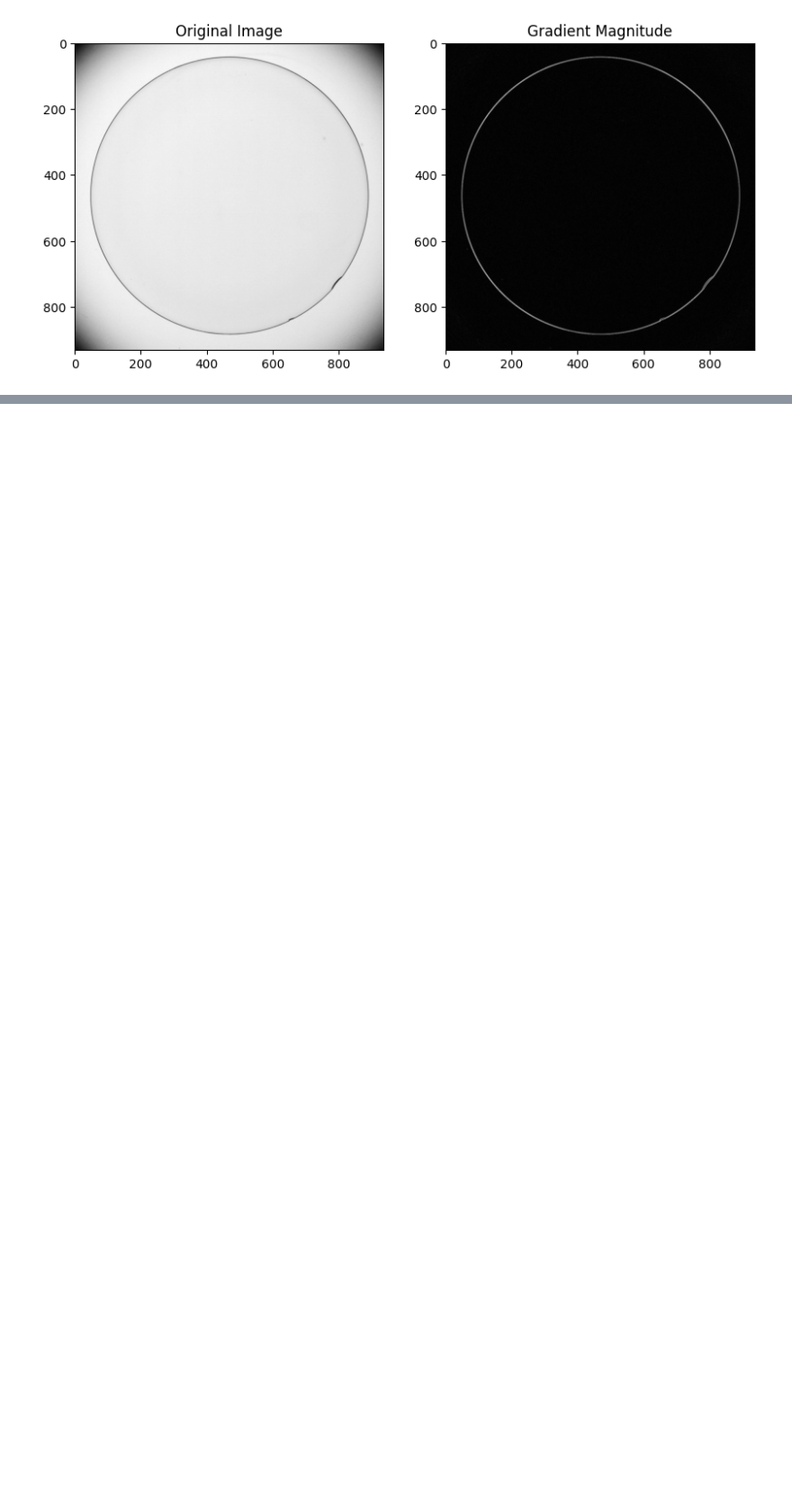
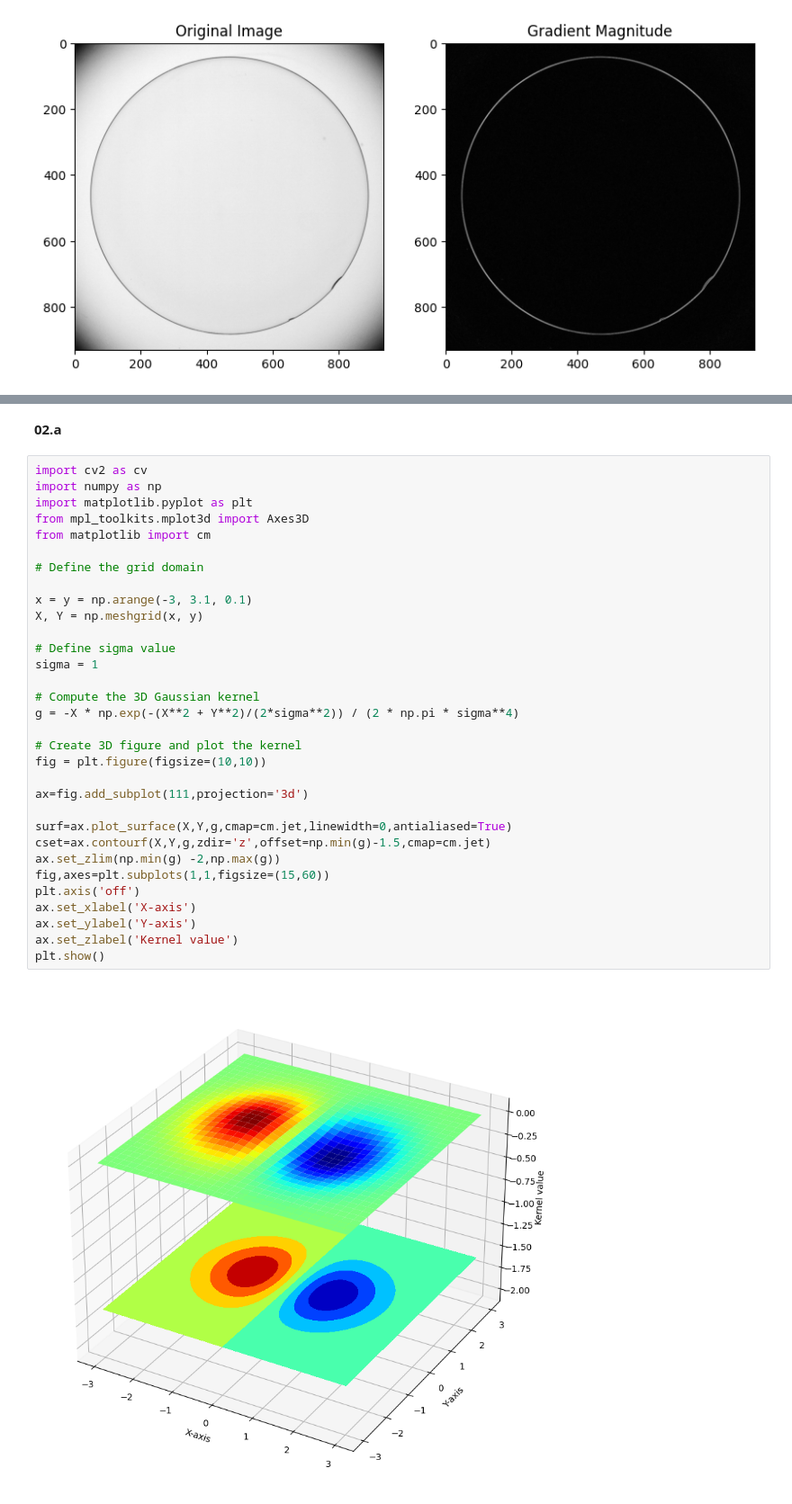
Before and after one commit to demithaR/ASSIGN-2, a Jupyter notebook: D-ENG-21-0046-ET _a02.ipynb, the cells around one changed output, grey strips where cells are left out. Shown at 90% size. Drawn from its saved outputs; the diff is of its cells as text; blank space fills up the shorter version.

```diff
--- a/D-ENG-21-0046-ET _a02.ipynb
+++ b/D-ENG-21-0046-ET _a02.ipynb
@@ -83,0 +135,36 @@ plt.show()
+# %% [markdown]
+**02.a**
+# %%
+import cv2 as cv
+import numpy as np
+import matplotlib.pyplot as plt
+from mpl_toolkits.mplot3d import Axes3D
+from matplotlib import cm
+
+# Define the grid domain
+
+x = y = np.arange(-3, 3.1, 0.1)
+X, Y = np.meshgrid(x, y)
+
+# Define sigma value
+sigma = 1
+
+# Compute the 3D Gaussian kernel
+g = -X * np.exp(-(X**2 + Y**2)/(2*sigma**2)) / (2 * np.pi * sigma**4)
+
+# Create 3D figure and plot the kernel
+fig = plt.figure(figsize=(10,10))
+
+ax=fig.add_subplot(111,projection='3d')
+
+surf=ax.plot_surface(X,Y,g,cmap=cm.jet,linewidth=0,antialiased=True)
+cset=ax.contourf(X,Y,g,zdir='z',offset=np.min(g)-1.5,cmap=cm.jet)
+ax.set_zlim(np.min(g) -2,np.max(g))
+fig,axes=plt.subplots(1,1,figsize=(15,60))
+plt.axis('off')
+ax.set_xlabel('X-axis')
+ax.set_ylabel('Y-axis')
+ax.set_zlabel('Kernel value')
+plt.show()
+# %% [output]
+[figure, added]
```
Also changed, not shown: parts of 8 cells of this notebook.
